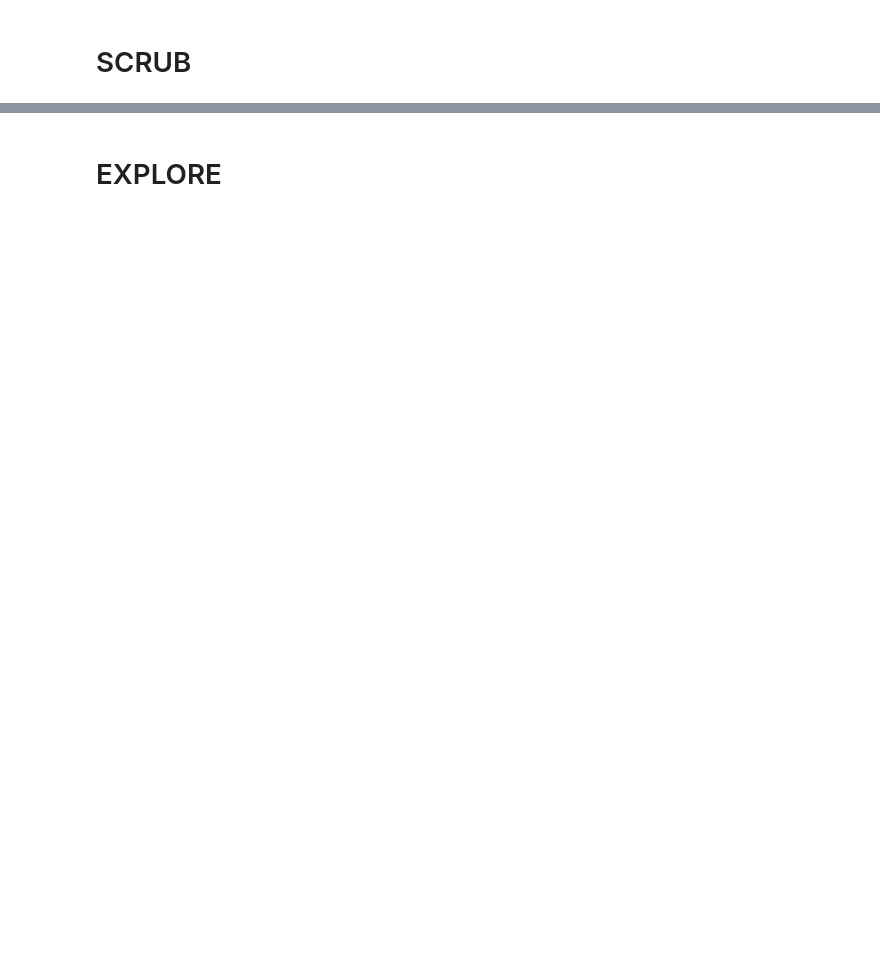
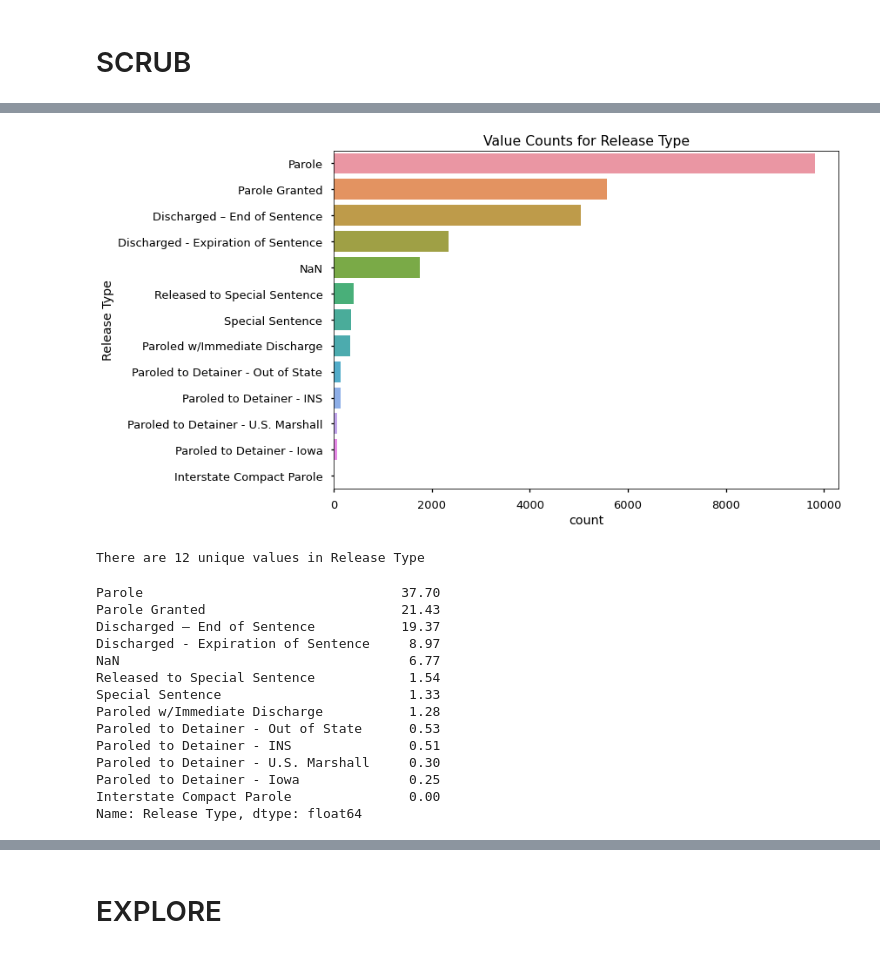
Before and after one commit to jirvingphd/iowa-prisoner-recidivism, a Jupyter notebook: index.ipynb, the cells around one changed output, grey strips where cells are left out. Drawn from its saved outputs; the diff is of its cells as text; code cells hidden in the pictures; blank space fills up the shorter version.

```diff
--- a/index.ipynb
+++ b/index.ipynb
@@ -177,0 +236,19 @@ dtype: float64
+# %%
+check_column(df,null_cols[1])
+# %% [output]
+[figure, added]
+There are 12 unique values in Release Type
+Parole                                 37.70
+Parole Granted                         21.43
+Discharged – End of Sentence           19.37
+Discharged - Expiration of Sentence     8.97
+NaN                                     6.77
+Released to Special Sentence            1.54
+Special Sentence                        1.33
+Paroled w/Immediate Discharge           1.28
+Paroled to Detainer - Out of State      0.53
+Paroled to Detainer - INS               0.51
+Paroled to Detainer - U.S. Marshall     0.30
+Paroled to Detainer - Iowa              0.25
+Interstate Compact Parole               0.00
+Name: Release Type, dtype: float64
```
Also changed, not shown: parts of 69 cells of this notebook, 1 other file.
